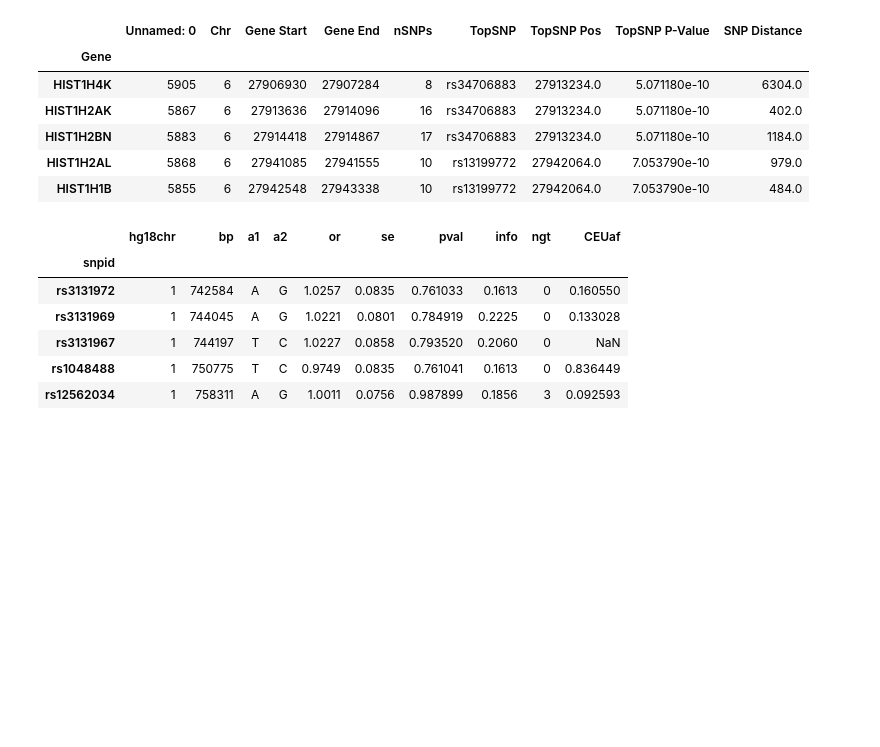
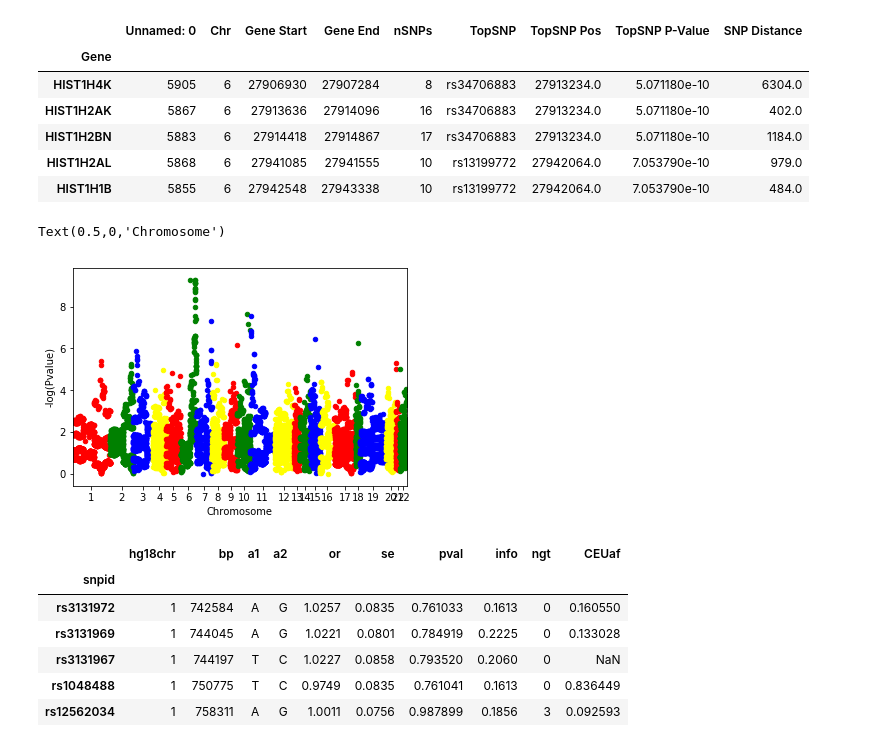
Before and after one commit to kkchau/NetGWAS, a Jupyter notebook: work/NetworkGWAS.ipynb, the cells around one changed output. Drawn from its saved outputs; the diff is of its cells as text; code cells hidden in the pictures; blank space fills up the shorter version.

```diff
--- a/work/NetworkGWAS.ipynb
+++ b/work/NetworkGWAS.ipynb
@@ -50,6 +53,36 @@ gene_summaries_given.head()
 | HIST1H2BN | 5883 | 6 | 27914418 | 27914867 | 17 | rs34706883 | 27913234.0 | 5.071180e-10 | 1184.0 |
 | HIST1H2AL | 5868 | 6 | 27941085 | 27941555 | 10 | rs13199772 | 27942064.0 | 7.053790e-10 | 979.0 |
 | HIST1H1B | 5855 | 6 | 27942548 | 27943338 | 10 | rs13199772 | 27942064.0 | 7.053790e-10 | 484.0 |
+# %%
+# Quick Manhattan plot
+gs_man = gene_summaries_given
+gs_man["-log(Pvalue)"] = -np.log10(gene_summaries_given["TopSNP P-Value"])
+gs_man["Chr"] = gene_summaries_given["Chr"].astype("category")
+gs_man = gene_summaries_given.sort_values("Chr")
+
+gs_man["ind"] = range(len(gs_man))
+gs_groups = gs_man.groupby(("Chr"))
+
+fig = plt.figure()
+ax = fig.add_subplot(111)
+colors = ["red", "green", "blue", "yellow"]
+
+x_labels = []
+x_labels_pos = []
+
+for num, (name, group) in enumerate(gs_groups):
+    group.plot(kind = "scatter", x = "ind", y = "-log(Pvalue)", color = colors[num % len(colors)], ax = ax)
+    x_labels.append(name)
+    x_labels_pos.append((group['ind'].iloc[-1] - (group['ind'].iloc[-1] - group['ind'].iloc[0])/2))
+
+ax.set_xticks(x_labels_pos)
+ax.set_xticklabels(x_labels)
+ax.set_xlim([0, len(gs_man)])
+# ax.set_ylim([0, 3.5])
+ax.set_xlabel('Chromosome')
+# %% [output]
+Text(0.5,0,'Chromosome')
+[figure, added]
 # %%
 # Load snp summary table
 snp_summaries = pd.read_csv("../src/snp_level_summary_stats_pmid_25056061.txt",
```
Also changed, not shown: parts of 36 cells of this notebook, 5 other files.
